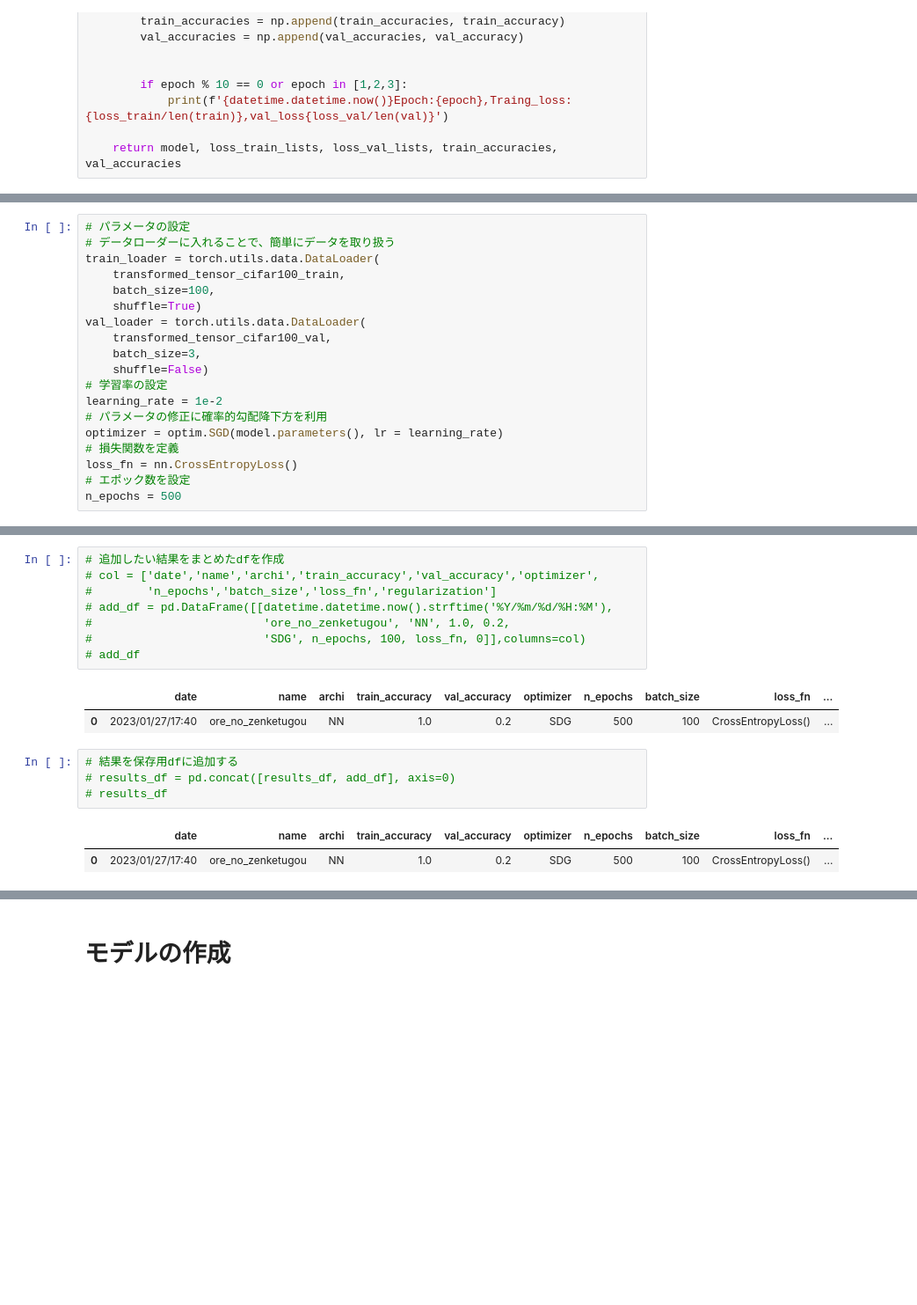
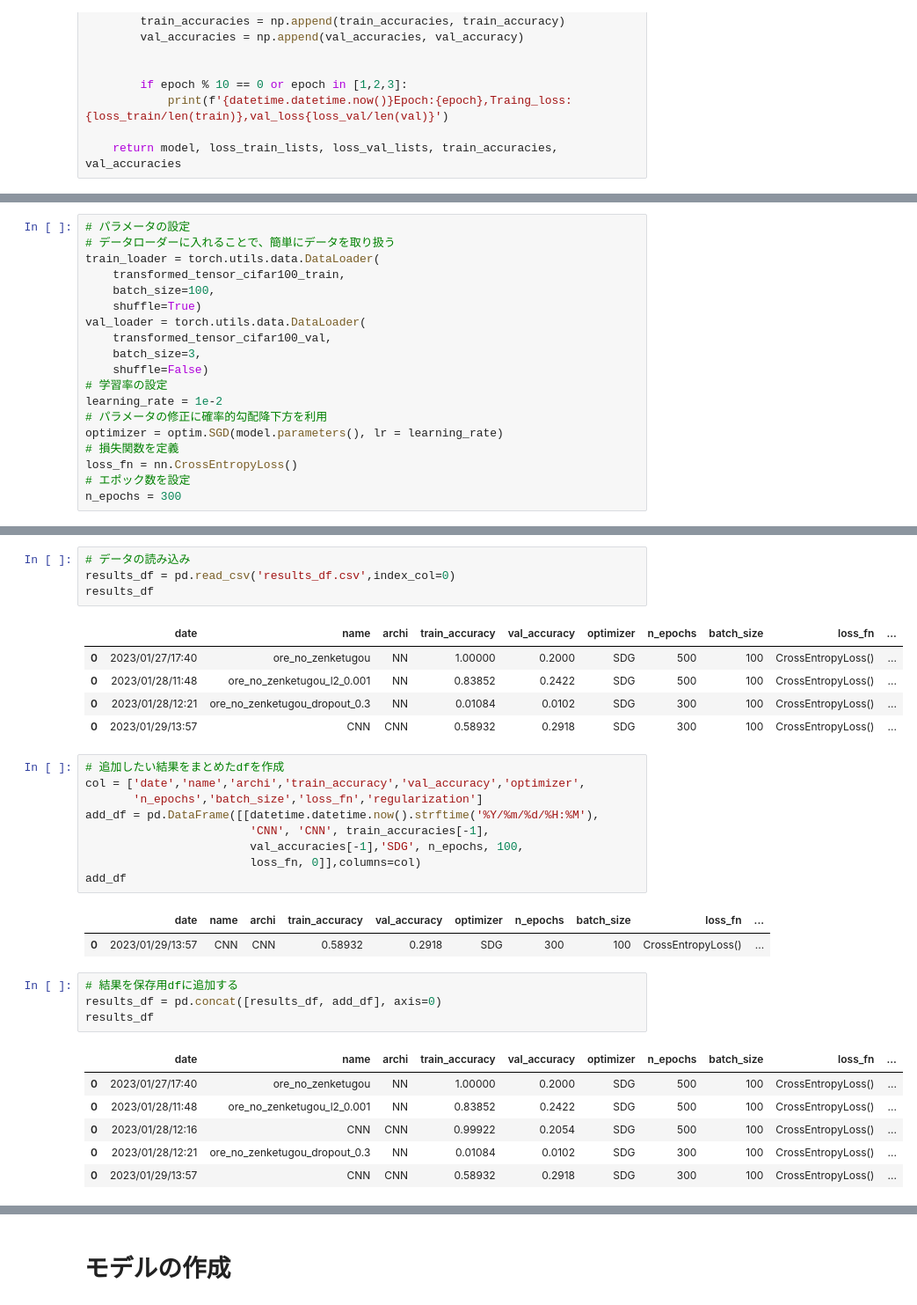
Before and after one commit to harukicode0/Studying_Image_Recognition, a Jupyter notebook: 構築用シート.ipynb, the cells around one changed output, grey strips where cells are left out. Shown at 88% size. Saved outputs shown, nothing was run; the diff lists cells and outputs as text; blank space fills up the shorter version.

```diff
--- a/構築用シート.ipynb
+++ b/構築用シート.ipynb
@@ -327,4 +331,4 @@ optimizer = optim.SGD(model.parameters(), lr = learning_rate)
 # 損失関数を定義
 loss_fn = nn.CrossEntropyLoss()
 # エポック数を設定
-n_epochs = 500
+n_epochs = 300
@@ -384,19 +398,34 @@ model,loss_train_lists, loss_val_lists, train_accuracies,val_accuracies = train_
+# %%
+# データの読み込み
+results_df = pd.read_csv('results_df.csv',index_col=0)
+results_df
+# %% [output]
+|  | date | name | archi | train_accuracy | val_accuracy | optimizer | n_epochs | batch_size | loss_fn | ... |
+| 0 | 2023/01/27/17:40 | ore_no_zenketugou | NN | 1.00000 | 0.2000 | SDG | 500 | 100 | CrossEntropyLoss() | ... |
+| 0 | 2023/01/28/11:48 | ore_no_zenketugou_l2_0.001 | NN | 0.83852 | 0.2422 | SDG | 500 | 100 | CrossEntropyLoss() | ... |
+| 0 | 2023/01/28/12:21 | ore_no_zenketugou_dropout_0.3 | NN | 0.01084 | 0.0102 | SDG | 300 | 100 | CrossEntropyLoss() | ... |
+| 0 | 2023/01/29/13:57 | CNN | CNN | 0.58932 | 0.2918 | SDG | 300 | 100 | CrossEntropyLoss() | ... |
 # %%
 # 追加したい結果をまとめたdfを作成
-# col = ['date','name','archi','train_accuracy','val_accuracy','optimizer',
-#        'n_epochs','batch_size','loss_fn','regularization']
-# add_df = pd.DataFrame([[datetime.datetime.now().strftime('%Y/%m/%d/%H:%M'),
-#                         'ore_no_zenketugou', 'NN', 1.0, 0.2,
-#                         'SDG', n_epochs, 100, loss_fn, 0]],columns=col)
-# add_df
+col = ['date','name','archi','train_accuracy','val_accuracy','optimizer',
+       'n_epochs','batch_size','loss_fn','regularization']
+add_df = pd.DataFrame([[datetime.datetime.now().strftime('%Y/%m/%d/%H:%M'),
+                        'CNN', 'CNN', train_accuracies[-1],
+                        val_accuracies[-1],'SDG', n_epochs, 100,
+                        loss_fn, 0]],columns=col)
+add_df
 # %% [output]
 |  | date | name | archi | train_accuracy | val_accuracy | optimizer | n_epochs | batch_size | loss_fn | ... |
-| 0 | 2023/01/27/17:40 | ore_no_zenketugou | NN | 1.0 | 0.2 | SDG | 500 | 100 | CrossEntropyLoss() | ... |
+| 0 | 2023/01/29/13:57 | CNN | CNN | 0.58932 | 0.2918 | SDG | 300 | 100 | CrossEntropyLoss() | ... |
 # %%
 # 結果を保存用dfに追加する
-# results_df = pd.concat([results_df, add_df], axis=0)
-# results_df
+results_df = pd.concat([results_df, add_df], axis=0)
+results_df
 # %% [output]
 |  | date | name | archi | train_accuracy | val_accuracy | optimizer | n_epochs | batch_size | loss_fn | ... |
-| 0 | 2023/01/27/17:40 | ore_no_zenketugou | NN | 1.0 | 0.2 | SDG | 500 | 100 | CrossEntropyLoss() | ... |
+| 0 | 2023/01/27/17:40 | ore_no_zenketugou | NN | 1.00000 | 0.2000 | SDG | 500 | 100 | CrossEntropyLoss() | ... |
+| 0 | 2023/01/28/11:48 | ore_no_zenketugou_l2_0.001 | NN | 0.83852 | 0.2422 | SDG | 500 | 100 | CrossEntropyLoss() | ... |
+| 0 | 2023/01/28/12:16 | CNN | CNN | 0.99922 | 0.2054 | SDG | 500 | 100 | CrossEntropyLoss() | ... |
+| 0 | 2023/01/28/12:21 | ore_no_zenketugou_dropout_0.3 | NN | 0.01084 | 0.0102 | SDG | 300 | 100 | CrossEntropyLoss() | ... |
+| 0 | 2023/01/29/13:57 | CNN | CNN | 0.58932 | 0.2918 | SDG | 300 | 100 | CrossEntropyLoss() | ... |
 # %%
```
Also changed, not shown: parts of 18 cells of this notebook, 13 other files.
